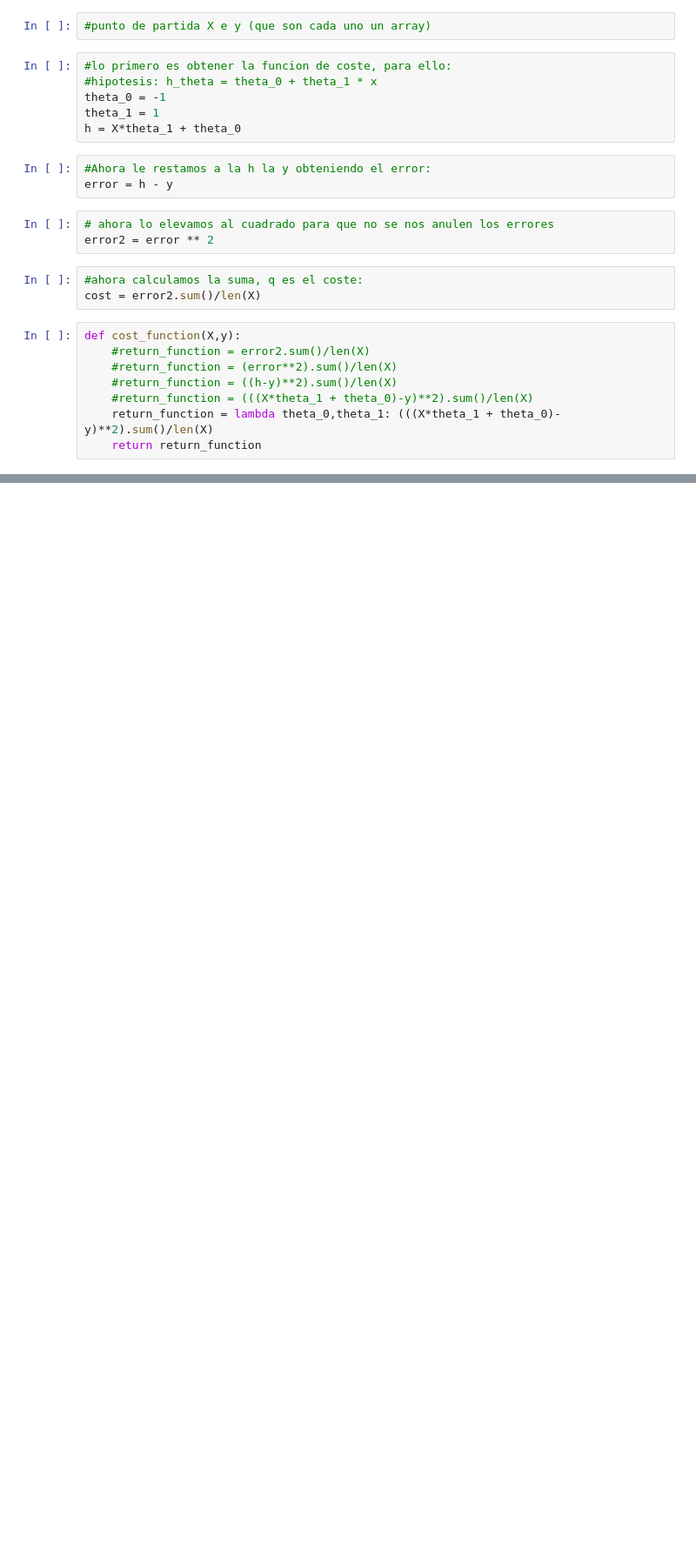
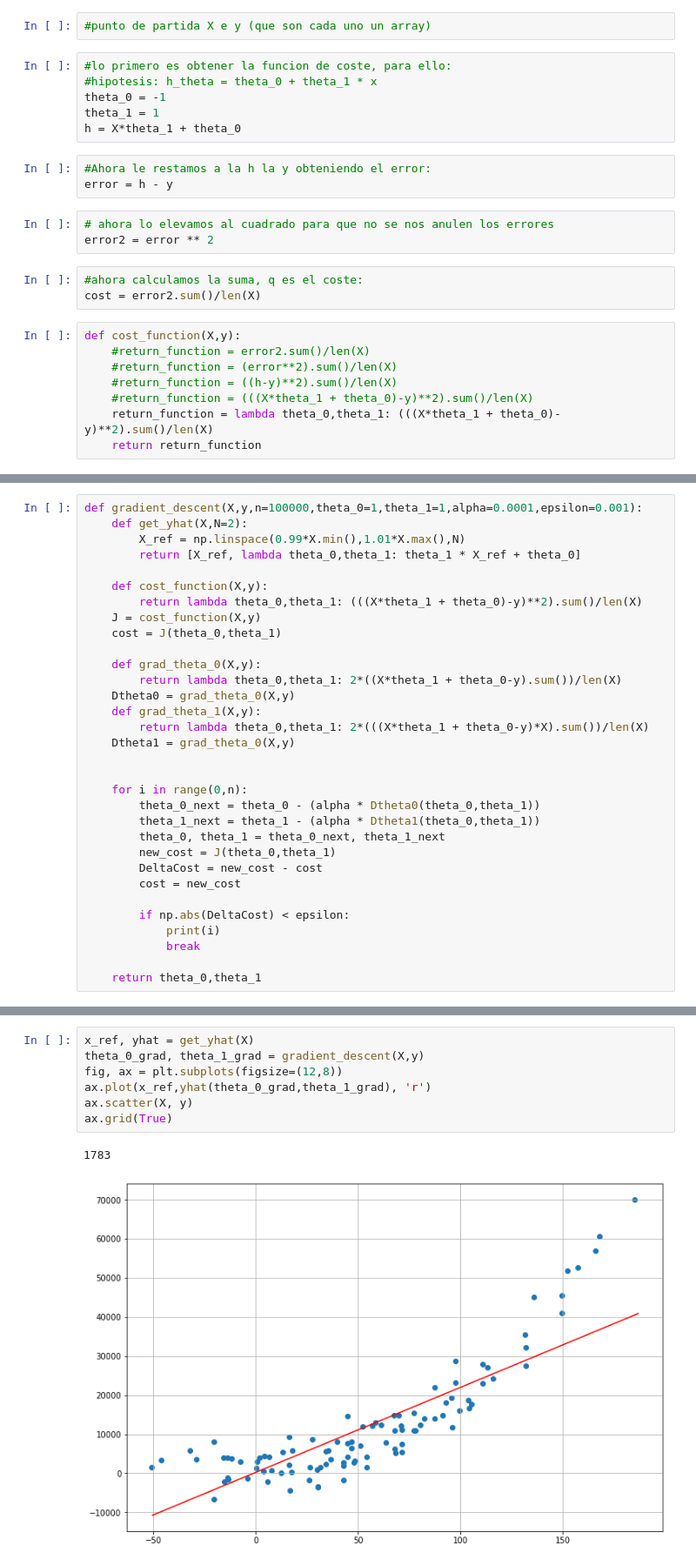
Before and after one commit to robertomanzanolopez/master-kschool, a Jupyter notebook: 05_Data_science_con_python/Linear Regression with Python (clean).ipynb, the cells around one changed output, grey strips where cells are left out. Shown at 87% size. Cells and saved outputs as stored; diff of their text form; blank space fills up the shorter version.

```diff
--- a/05_Data_science_con_python/Linear Regression with Python (clean).ipynb
+++ b/05_Data_science_con_python/Linear Regression with Python (clean).ipynb
@@ -172,0 +339,32 @@ def grad_theta_1(X,y):
+# %%
+def gradient_descent(X,y,n=100000,theta_0=1,theta_1=1,alpha=0.0001,epsilon=0.001):
+    def get_yhat(X,N=2):
+        X_ref = np.linspace(0.99*X.min(),1.01*X.max(),N)
+        return [X_ref, lambda theta_0,theta_1: theta_1 * X_ref + theta_0]
+
+    def cost_function(X,y):
+        return lambda theta_0,theta_1: (((X*theta_1 + theta_0)-y)**2).sum()/len(X)
+    J = cost_function(X,y)
+    cost = J(theta_0,theta_1)
+
+    def grad_theta_0(X,y):
+        return lambda theta_0,theta_1: 2*((X*theta_1 + theta_0-y).sum())/len(X)
+    Dtheta0 = grad_theta_0(X,y)
+    def grad_theta_1(X,y):
+        return lambda theta_0,theta_1: 2*(((X*theta_1 + theta_0-y)*X).sum())/len(X)
+    Dtheta1 = grad_theta_0(X,y)
+
+
+    for i in range(0,n):
+        theta_0_next = theta_0 - (alpha * Dtheta0(theta_0,theta_1))
+        theta_1_next = theta_1 - (alpha * Dtheta1(theta_0,theta_1))
+        theta_0, theta_1 = theta_0_next, theta_1_next
+        new_cost = J(theta_0,theta_1)
+        DeltaCost = new_cost - cost
+        cost = new_cost
+
+        if np.abs(DeltaCost) < epsilon:
+            print(i)
+            break
+
+    return theta_0,theta_1
@@ -172,0 +376,10 @@ def grad_theta_1(X,y):
+# %%
+x_ref, yhat = get_yhat(X)
+theta_0_grad, theta_1_grad = gradient_descent(X,y)
+fig, ax = plt.subplots(figsize=(12,8))
+ax.plot(x_ref,yhat(theta_0_grad,theta_1_grad), 'r')
+ax.scatter(X, y)
+ax.grid(True)
+# %% [output]
+1783
+[figure, added]
```
Also changed, not shown: parts of 23 cells of this notebook.
